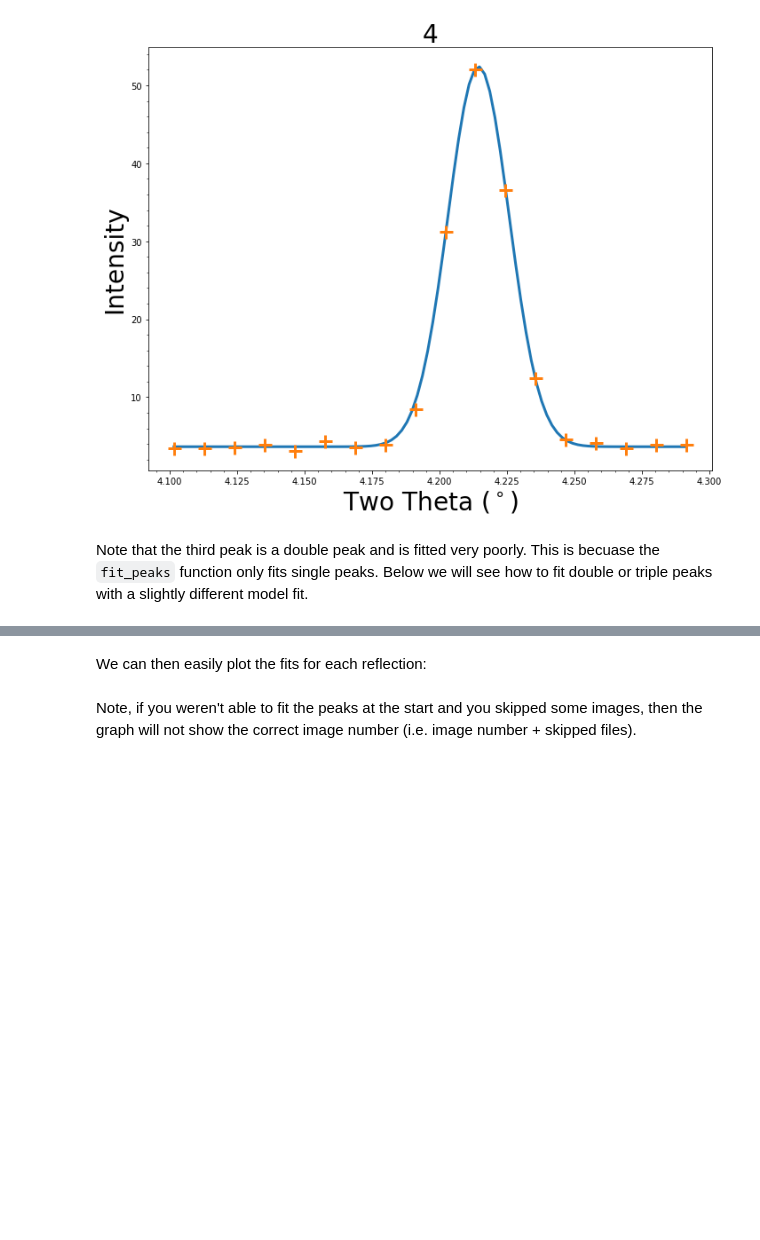
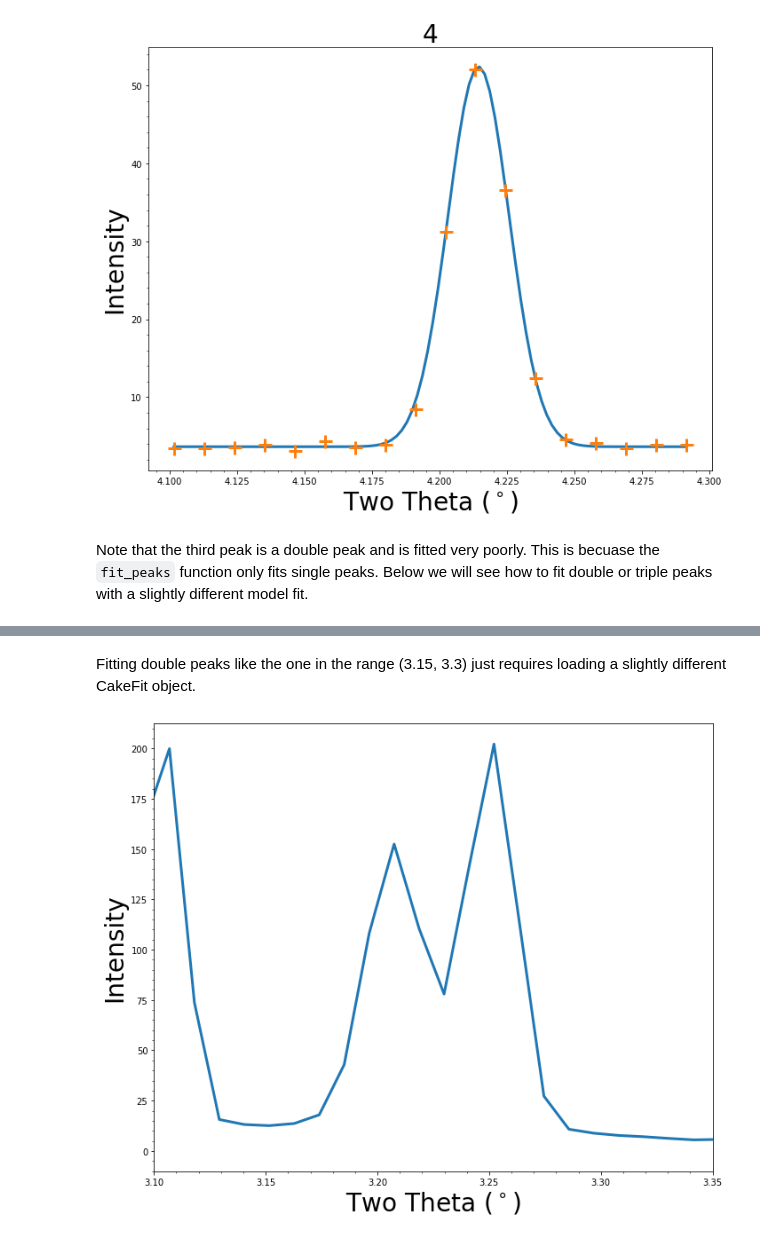
Before and after one commit to LightForm-group/xrdfit, a Jupyter notebook: example_analysis_workflow.ipynb, the cells around one changed output, grey strips where cells are left out. Drawn from its saved outputs; the diff is of its cells as text; code cells hidden in the pictures; blank space fills up the shorter version.

Commit message:
Added example of fitting a double peak.

```diff
--- a/example_analysis_workflow.ipynb
+++ b/example_analysis_workflow.ipynb
@@ -386,2 +136,0 @@ fits=run_thru_images_initParams(filePrefix,dirname, 1, 10, peak_bounds_initial,
-# %% [markdown]
-We can then easily plot the fits for each reflection:
@@ -407,2 +136,0 @@ fit.plot_fit('(0002),(110),(10-11)')
-# %% [markdown]
-Note, if you weren't able to fit the peaks at the start and you skipped some images, then the graph will not show the correct image number (i.e. image number + skipped files).
@@ -413,0 +137,7 @@ fit.plot_spectrum()
+# %% [markdown]
+Fitting double peaks like the one in the range (3.15, 3.3) just requires loading a slightly different CakeFit object.
+# %%
+spectral_data = diamond_functions.Fit2Peak(file_path, cake=1)
+spectral_data.plot_spectrum(3.1, 3.35)
+# %% [output]
+[figure, added]
```
Also changed, not shown: parts of 49 cells of this notebook, 1 other file.
